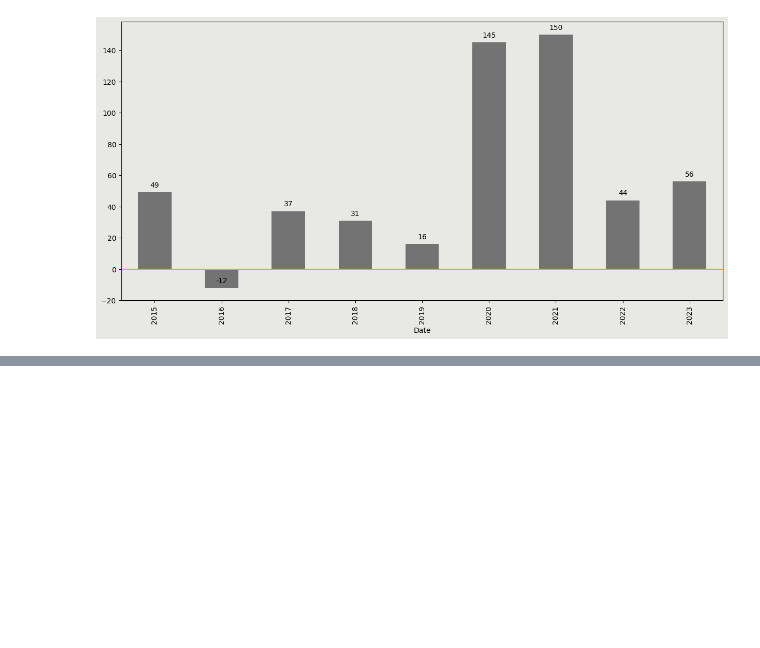
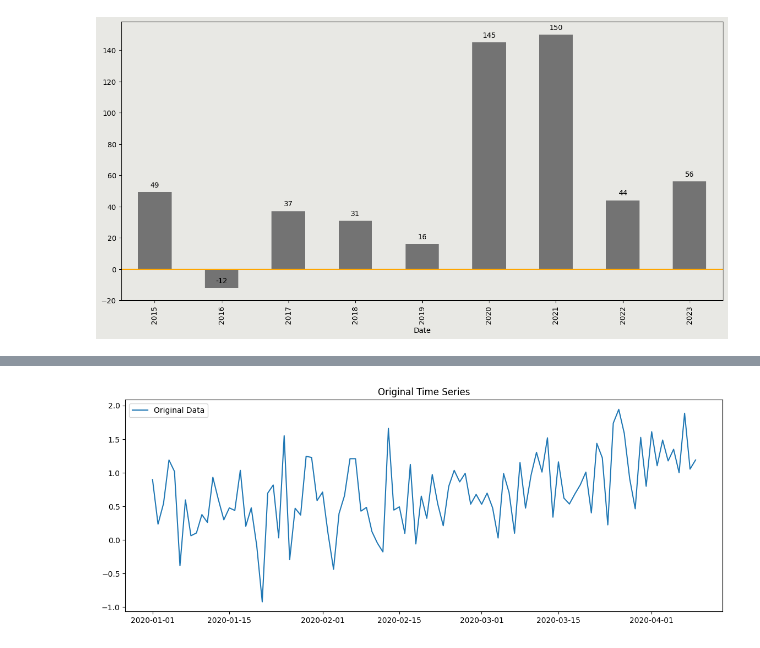
Before and after one commit to carlosgutierrezch/LSTM_Forecast, a Jupyter notebook: notebooks/EDA.ipynb, the cells around one changed output, grey strips where cells are left out. Saved outputs shown, nothing was run; the diff lists cells and outputs as text; code cells hidden in the pictures; blank space fills up the shorter version.

```diff
--- a/notebooks/EDA.ipynb
+++ b/notebooks/EDA.ipynb
@@ -154,0 +165,19 @@ plt.show()
+# %%
+import numpy as np
+import pandas as pd
+import matplotlib.pyplot as plt
+import pywt
+
+# Generate sample data
+np.random.seed(0)
+dates = pd.date_range('2020-01-01', periods=100)
+data = pd.Series(np.sin(2 * np.pi * dates.dayofyear / 365.25) + np.random.randn(100) * 0.5, index=dates)
+
+# Plot the original data
+plt.figure(figsize=(14, 5))
+plt.plot(data, label='Original Data')
+plt.title('Original Time Series')
+plt.legend()
+plt.show()
+# %% [output]
+[figure, added]
```
Also changed, not shown: parts of 3 cells of this notebook.
